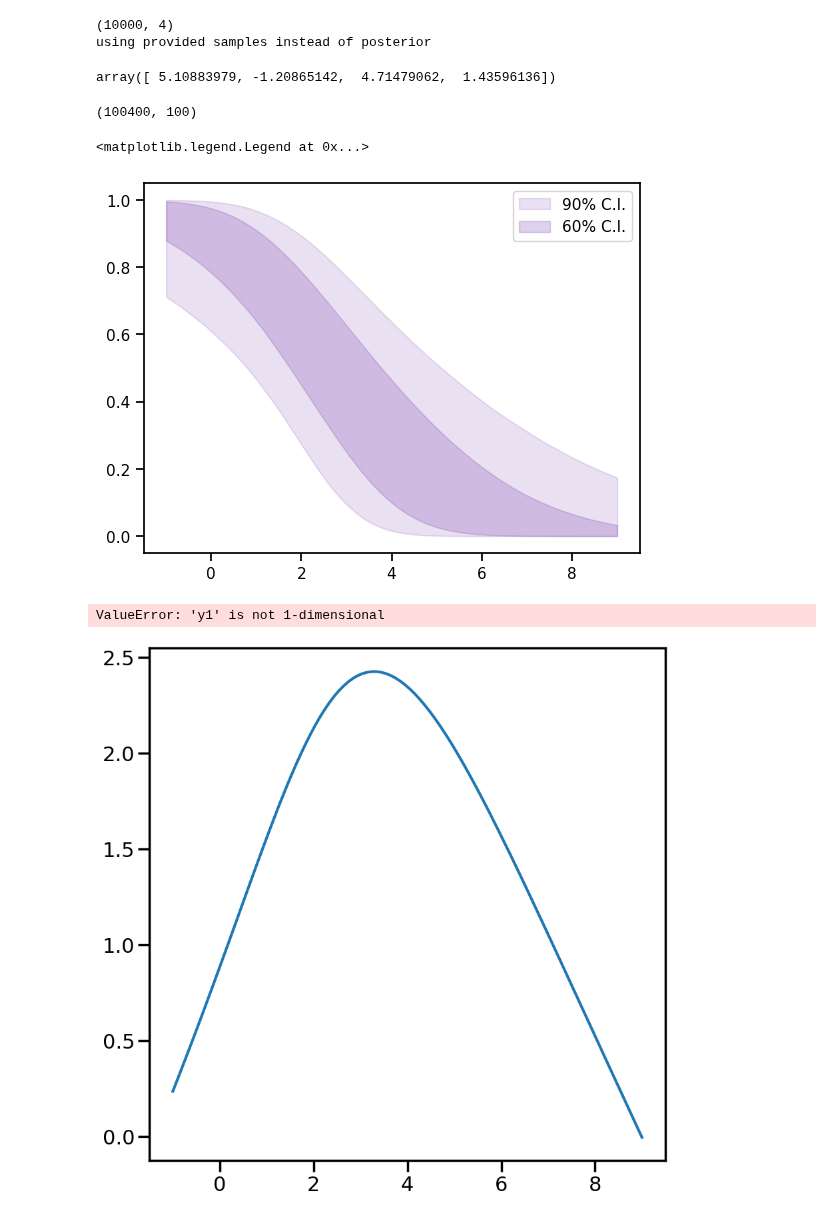
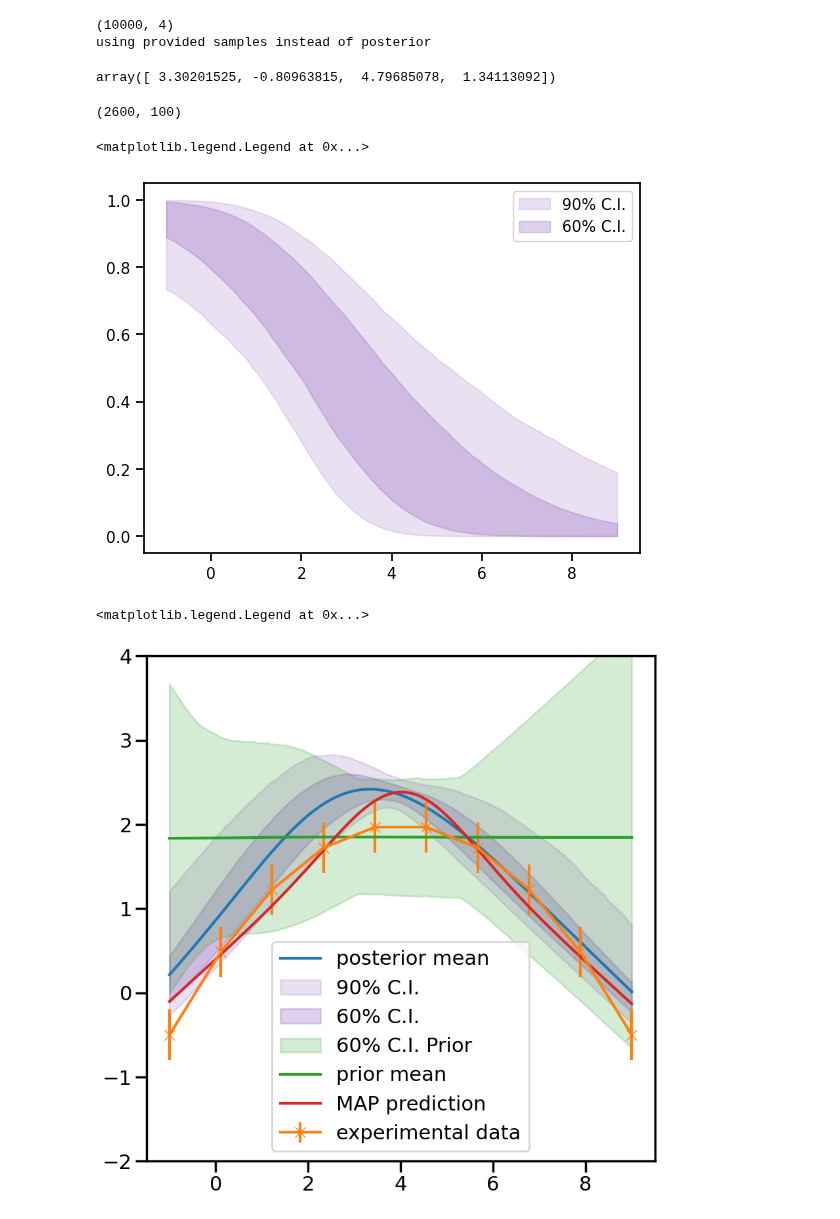
Before and after one commit to bandframework/Taweret, a Jupyter notebook: docs/source/notebooks/Linear_BMM_with_cdf_function_for_coleman_models.ipynb, the cells around one changed output. Drawn from its saved outputs; the diff is of its cells as text; code cells hidden in the pictures.

Commit message:
update cdf coleman notebook to run with most updated bivariate_linear.py

```diff
--- a/docs/source/notebooks/Linear_BMM_with_cdf_function_for_coleman_models.ipynb
+++ b/docs/source/notebooks/Linear_BMM_with_cdf_function_for_coleman_models.ipynb
@@ -121,5 +121,17 @@ mix_model.prior
 # %% [markdown]
 ## 3. Train to find posterior
 # %%
-result = mix_model.train(x_exp=g, y_exp=exp_data[0], y_err=exp_data[1], label='cdf_mix',
-                         outdir='outdir/coleman', load_previous=True)
+kwargs_for_sampler = {'sampler': 'ptemcee',
+                    'ntemps': 5,
+                    'nwalkers': 50,
+                    'Tmax': 100,
+                    'burn_in_fixed_discard': 50,
+                    'nsamples': 2000,
+                    'threads': 6,
+                    'printdt': 60}
+
+result = mix_model.train(x_exp=g, y_exp=exp_data[0], y_err=exp_data[1],
+                        label='cdf_mix',
+                        outdir='outdir/coleman',
+                        kwargs_for_sampler=kwargs_for_sampler,
+                        load_previous=True)
@@ -141,7 +193,7 @@ prior5, prior20, prior80, prior95 = CI_prior
 # %%
 mix_model.map
 # %% [output]
-array([ 5.10883979, -1.20865142,  4.71479062,  1.43596136])
+array([ 3.30201525, -0.80963815,  4.79685078,  1.34113092])
 # %%
 # Map value prediction for the step mixing function parameter
 model_params = [np.array(mix_model.map[2]), np.array(mix_model.map[3])]
@@ -150,7 +202,7 @@ map_prediction = mix_model.evaluate(mix_model.map[0:2], plot_g, model_params=mod
 _,_,CI_weights,_=mix_model.predict_weights(plot_g, CI=[5,20, 80, 95])
 perw_5, perw_20, perw_80, perw_95 = CI_weights
 # %% [output]
-(100400, 100)
+(2600, 100)
 # %%
 %matplotlib inline
 fig, ax = plt.subplots()
@@ -161,20 +213,20 @@ ax.legend()
 #ax.set_ylim(1.2,3.2)
 # %% [output]
 <matplotlib.legend.Legend at 0x...>
-[figure, old version]
+[figure, new version]
 # %%
 %matplotlib inline
 sns.set_context('poster')
 fig, ax = plt.subplots(figsize=(10,10))
 ax.plot(plot_g, mean.flatten(), label='posterior mean')
-ax.fill_between(plot_g,per5,per95,color=sns.color_palette()[4], alpha=0.2, label='90% C.I.')
-ax.fill_between(plot_g,per20,per80, color=sns.color_palette()[4], alpha=0.3, label='60% C.I.')
-ax.fill_between(plot_g,prior20,prior80,color=sns.color_palette()[2], alpha=0.2, label='60% C.I. Prior')
+ax.fill_between(plot_g,per5.flatten(),per95.flatten(),color=sns.color_palette()[4], alpha=0.2, label='90% C.I.')
+ax.fill_between(plot_g,per20.flatten(),per80.flatten(), color=sns.color_palette()[4], alpha=0.3, label='60% C.I.')
+ax.fill_between(plot_g,prior20.flatten(),prior80.flatten(),color=sns.color_palette()[2], alpha=0.2, label='60% C.I. Prior')
 ax.errorbar(g,exp_data[0],yerr=exp_data[1], marker='x', label='experimental data')
-ax.plot(plot_g, mean_prior, label='prior mean')
+ax.plot(plot_g, mean_prior.flatten(), label='prior mean')
 ax.plot(plot_g, map_prediction.flatten(), label='MAP prediction')
 ax.set_ybound(-2,4)
 ax.legend()
 # %% [output]
-ValueError: 'y1' is not 1-dimensional
+<matplotlib.legend.Legend at 0x...>
-[figure, old version]
+[figure, new version]
```
Also changed, not shown: parts of 2 cells of this notebook.
